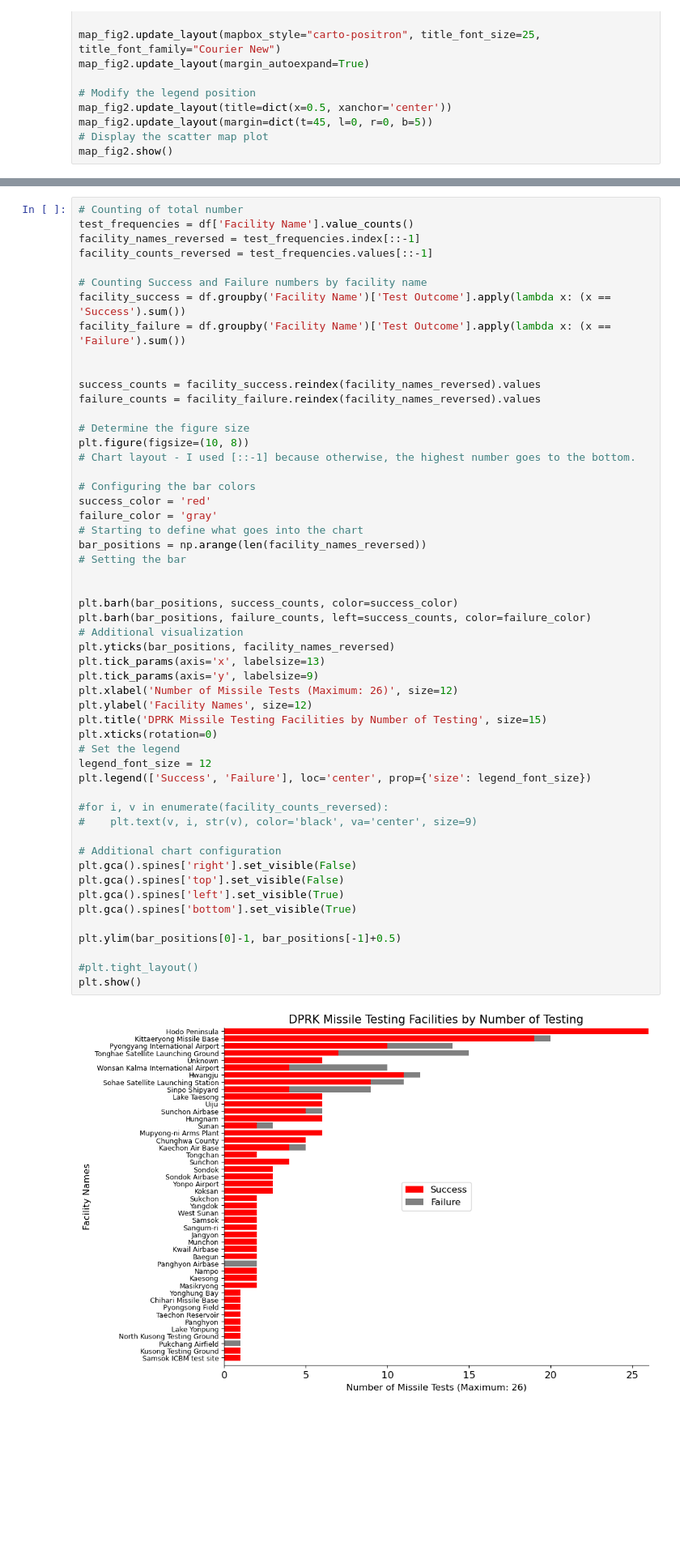
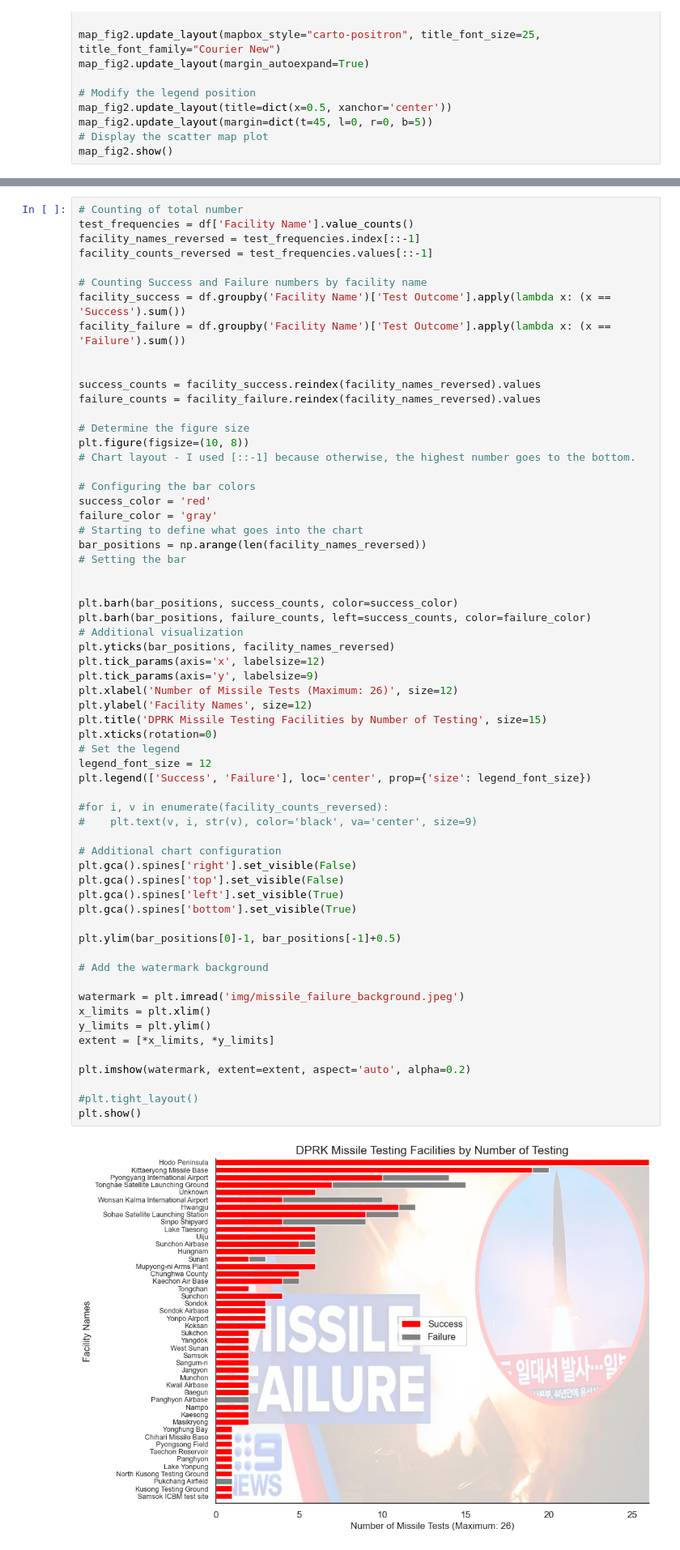
Before and after one commit to mesege1/dprk_missile_stats, a Jupyter notebook: dprk_missile_stats.ipynb, the cells around one changed output, grey strips where cells are left out. Shown: that part at 81% size. Cells and saved outputs as stored; diff of their text form; blank space fills up the shorter version.

```diff
--- a/dprk_missile_stats.ipynb
+++ b/dprk_missile_stats.ipynb
@@ -271,35 +288,44 @@ bar_positions = np.arange(len(facility_names_reversed))
 # Setting the bar
 
 
 plt.barh(bar_positions, success_counts, color=success_color)
 plt.barh(bar_positions, failure_counts, left=success_counts, color=failure_color)
 # Additional visualization
 plt.yticks(bar_positions, facility_names_reversed)
-plt.tick_params(axis='x', labelsize=13)
+plt.tick_params(axis='x', labelsize=12)
 plt.tick_params(axis='y', labelsize=9)
 plt.xlabel('Number of Missile Tests (Maximum: 26)', size=12)
 plt.ylabel('Facility Names', size=12)
 plt.title('DPRK Missile Testing Facilities by Number of Testing', size=15)
 plt.xticks(rotation=0)
 # Set the legend
 legend_font_size = 12
 plt.legend(['Success', 'Failure'], loc='center', prop={'size': legend_font_size})
 
 #for i, v in enumerate(facility_counts_reversed):
 #    plt.text(v, i, str(v), color='black', va='center', size=9)
 
 # Additional chart configuration
 plt.gca().spines['right'].set_visible(False)
 plt.gca().spines['top'].set_visible(False)
 plt.gca().spines['left'].set_visible(True)
 plt.gca().spines['bottom'].set_visible(True)
 
 plt.ylim(bar_positions[0]-1, bar_positions[-1]+0.5)
 
+# Add the watermark background
+
+watermark = plt.imread('img/missile_failure_background.jpeg')
+x_limits = plt.xlim()
+y_limits = plt.ylim()
+extent = [*x_limits, *y_limits]
+
+plt.imshow(watermark, extent=extent, aspect='auto', alpha=0.2)
+
 #plt.tight_layout()
 plt.show()
 # %% [output]
-[figure, old version]
+[figure, new version]
 # %%
 # This chart requires two different values (max & mean). Therefore, the following lines defines both max range and mean range.
 df_distance = df[['Year','Distance Travelled']]
```
Also changed, not shown: parts of 4 cells of this notebook, 2 other files.
